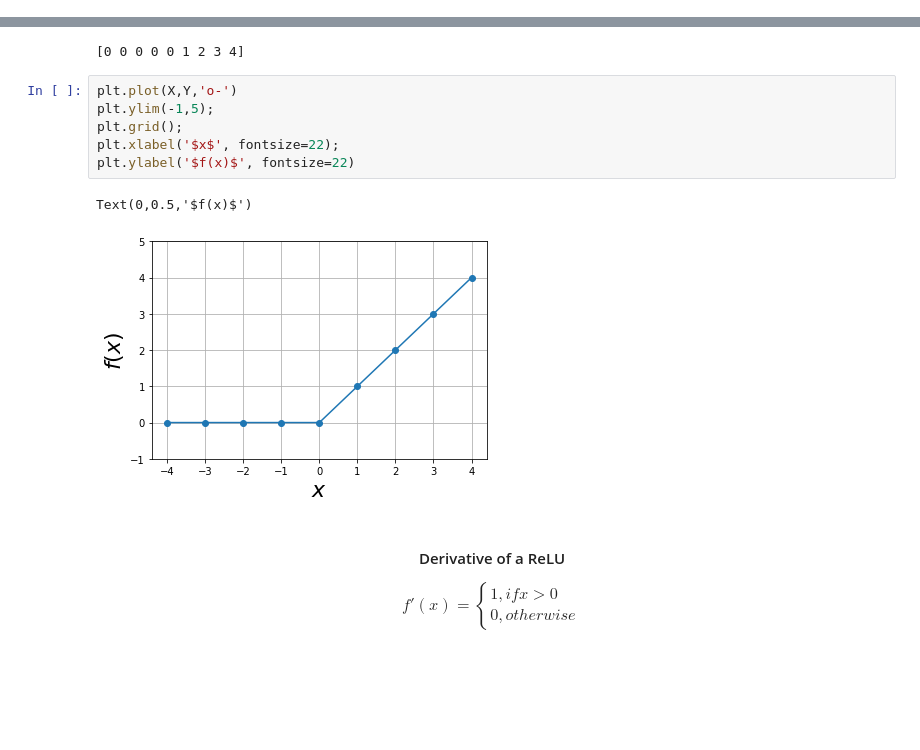
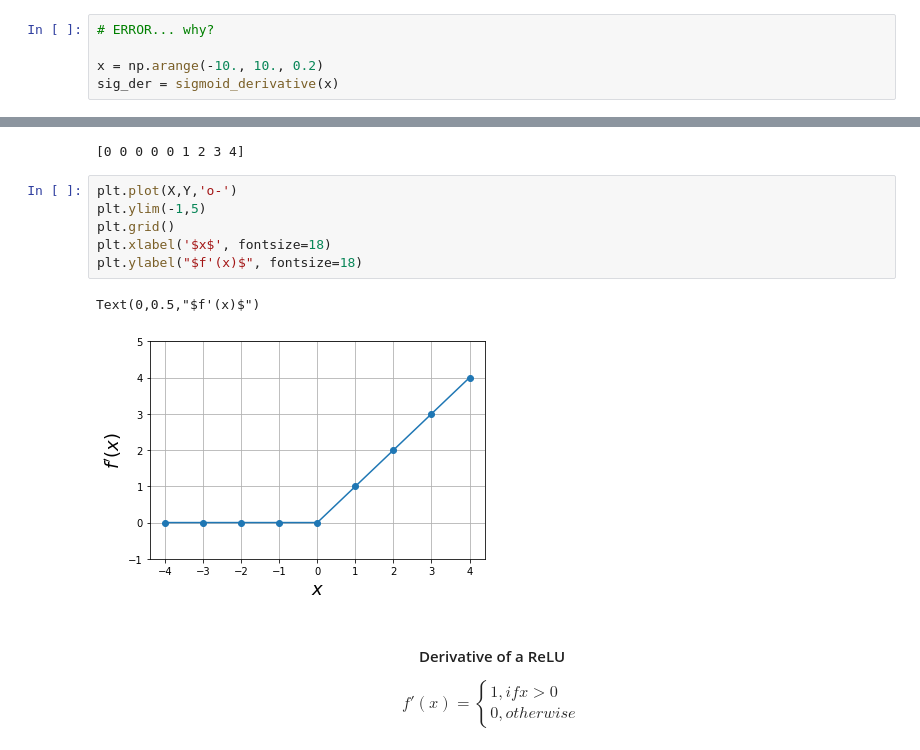
Before and after one commit to yallport/machine-learning-courses, a Jupyter notebook: Activation Functions.ipynb, the cells around one changed output, grey strips where cells are left out. Drawn from its saved outputs; the diff is of its cells as text; blank space fills up the shorter version.

```diff
--- a/Activation Functions.ipynb
+++ b/Activation Functions.ipynb
@@ -4,0 +68,5 @@ import matplotlib.pyplot as plt
+# %%
+# ERROR... why?
+
+x = np.arange(-10., 10., 0.2)
+sig_der = sigmoid_derivative(x)
@@ -28,13 +124,13 @@ print (Y)
 [0 0 0 0 0 1 2 3 4]
 # %%
 plt.plot(X,Y,'o-')
-plt.ylim(-1,5);
-plt.grid();
-plt.xlabel('$x$', fontsize=22);
-plt.ylabel('$f(x)$', fontsize=22)
+plt.ylim(-1,5)
+plt.grid()
+plt.xlabel('$x$', fontsize=18)
+plt.ylabel("$f'(x)$", fontsize=18)
 # %% [output]
-Text(0,0.5,'$f(x)$')
+Text(0,0.5,"$f'(x)$")
-[figure, old version]
+[figure, new version]
 # %% [markdown]
 <h4><center> Derivative of a ReLU </center></h4>
 \\[f'(x) = \left\{ \begin{array}{l}
```
Also changed, not shown: parts of 31 cells of this notebook.
